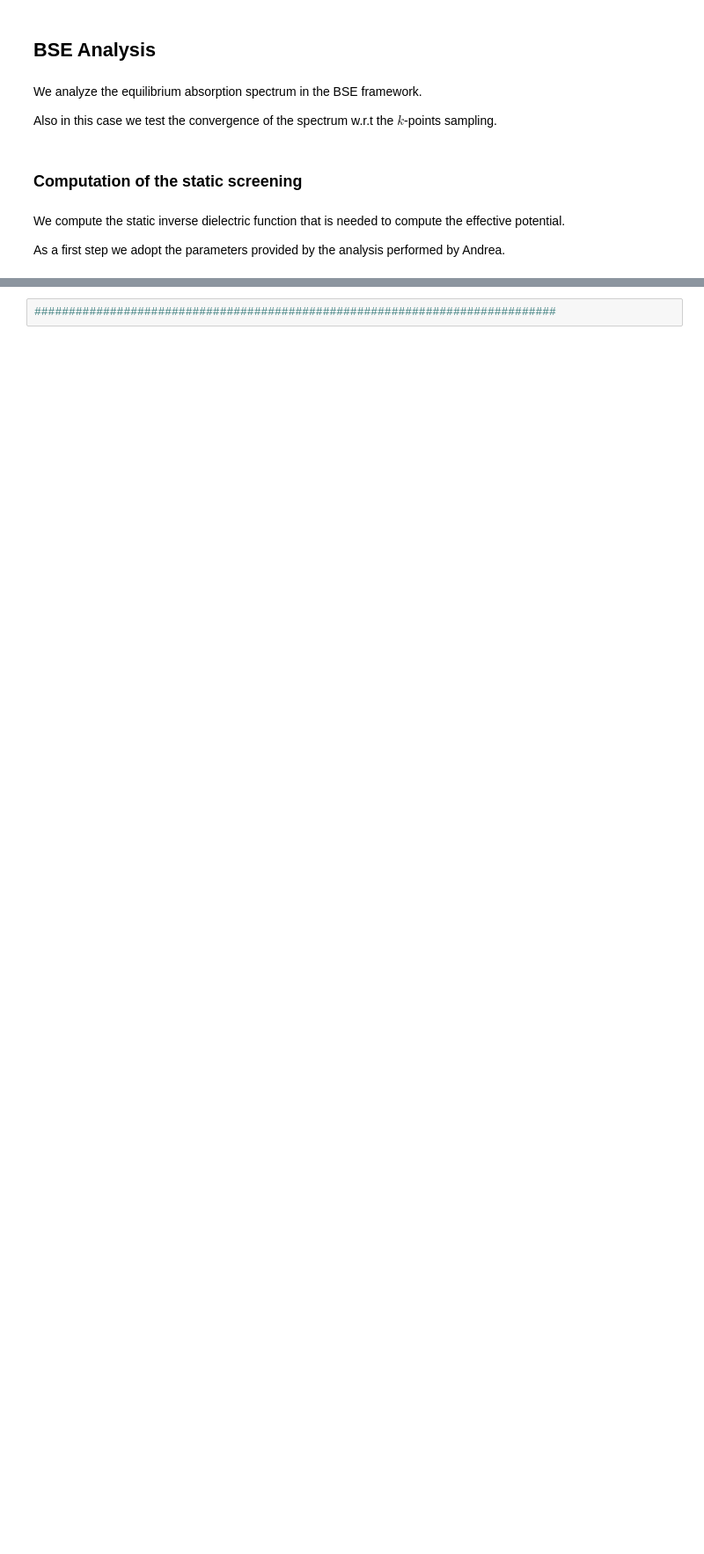
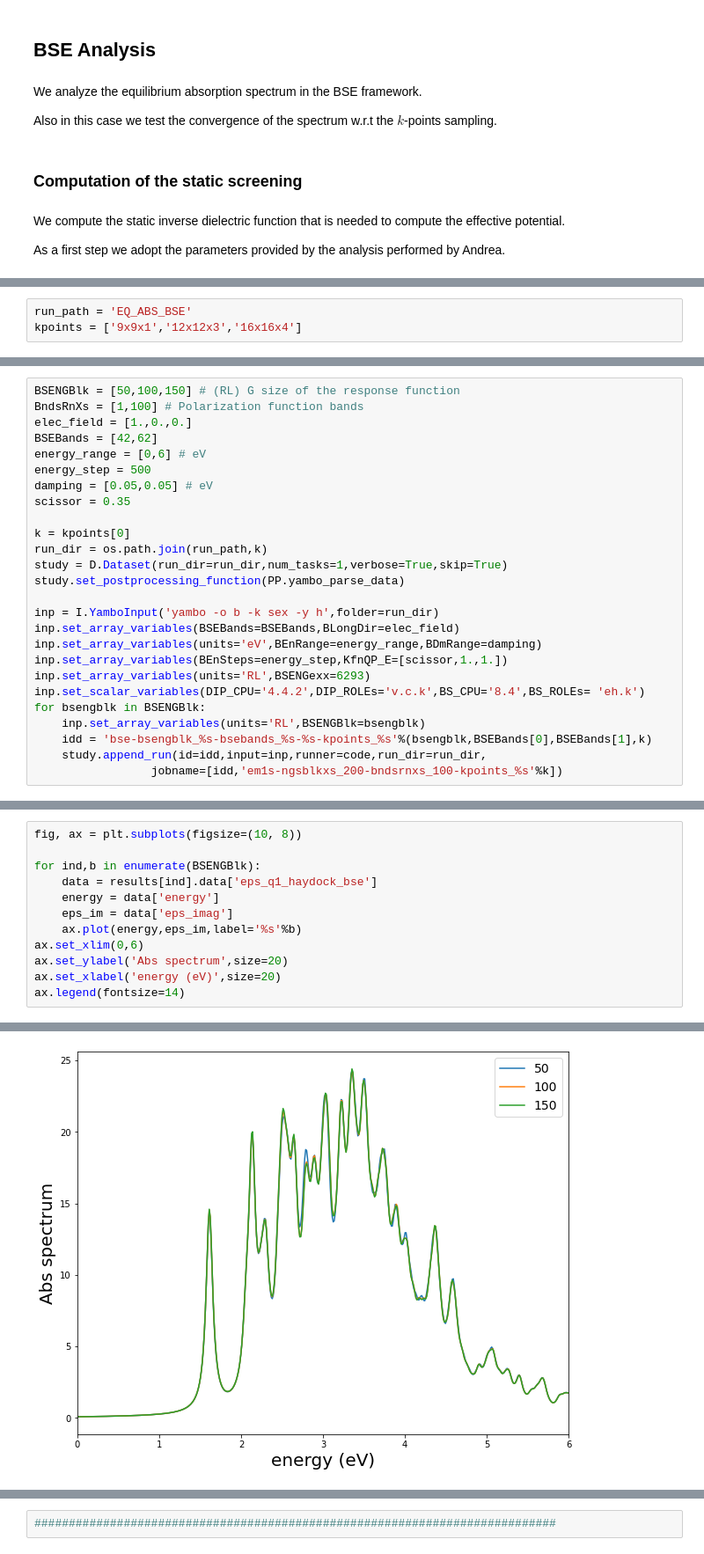
Before and after one commit to marcodalessandro76/WSe2, a Jupyter notebook: EQ_Optics.ipynb, the cells around one changed output, grey strips where cells are left out. Shown at 88% size. Saved outputs shown, nothing was run; the diff lists cells and outputs as text; blank space fills up the shorter version.

```diff
--- a/EQ_Optics.ipynb
+++ b/EQ_Optics.ipynb
@@ -211,0 +235,3 @@ study.runs[0]
+# %%
+run_path = 'EQ_ABS_BSE'
+kpoints = ['9x9x1','12x12x3','16x16x4']
@@ -211,0 +242,26 @@ study.runs[0]
+# %%
+BSENGBlk = [50,100,150] # (RL) G size of the response function
+BndsRnXs = [1,100] # Polarization function bands
+elec_field = [1.,0.,0.]
+BSEBands = [42,62]
+energy_range = [0,6] # eV
+energy_step = 500
+damping = [0.05,0.05] # eV
+scissor = 0.35
+
+k = kpoints[0]
+run_dir = os.path.join(run_path,k)
+study = D.Dataset(run_dir=run_dir,num_tasks=1,verbose=True,skip=True)
+study.set_postprocessing_function(PP.yambo_parse_data)
+
+inp = I.YamboInput('yambo -o b -k sex -y h',folder=run_dir)
+inp.set_array_variables(BSEBands=BSEBands,BLongDir=elec_field)
+inp.set_array_variables(units='eV',BEnRange=energy_range,BDmRange=damping)
+inp.set_array_variables(BEnSteps=energy_step,KfnQP_E=[scissor,1.,1.])
+inp.set_array_variables(units='RL',BSENGexx=6293)
+inp.set_scalar_variables(DIP_CPU='4.4.2',DIP_ROLEs='v.c.k',BS_CPU='8.4',BS_ROLEs= 'eh.k')
+for bsengblk in BSENGBlk:
+    inp.set_array_variables(units='RL',BSENGBlk=bsengblk)
+    idd = 'bse-bsengblk_%s-bsebands_%s-%s-kpoints_%s'%(bsengblk,BSEBands[0],BSEBands[1],k)
+    study.append_run(id=idd,input=inp,runner=code,run_dir=run_dir,
+                 jobname=[idd,'em1s-ngsblkxs_200-bndsrnxs_100-kpoints_%s'%k])
@@ -238,0 +292,13 @@ run_dir = os.path.join(run_path,kpoints[0])
+# %%
+fig, ax = plt.subplots(figsize=(10, 8))
+
+for ind,b in enumerate(BSENGBlk):
+    data = results[ind].data['eps_q1_haydock_bse']
+    energy = data['energy']
+    eps_im = data['eps_imag']
+    ax.plot(energy,eps_im,label='%s'%b)
+ax.set_xlim(0,6)
+ax.set_ylabel('Abs spectrum',size=20)
+ax.set_xlabel('energy (eV)',size=20)
+ax.legend(fontsize=14)
+# %% [output]
@@ -239 +306,2 @@ run_dir = os.path.join(run_path,kpoints[0])
+[figure, added]
 # %%
```
Also changed, not shown: parts of 32 cells of this notebook, 4 other files.
